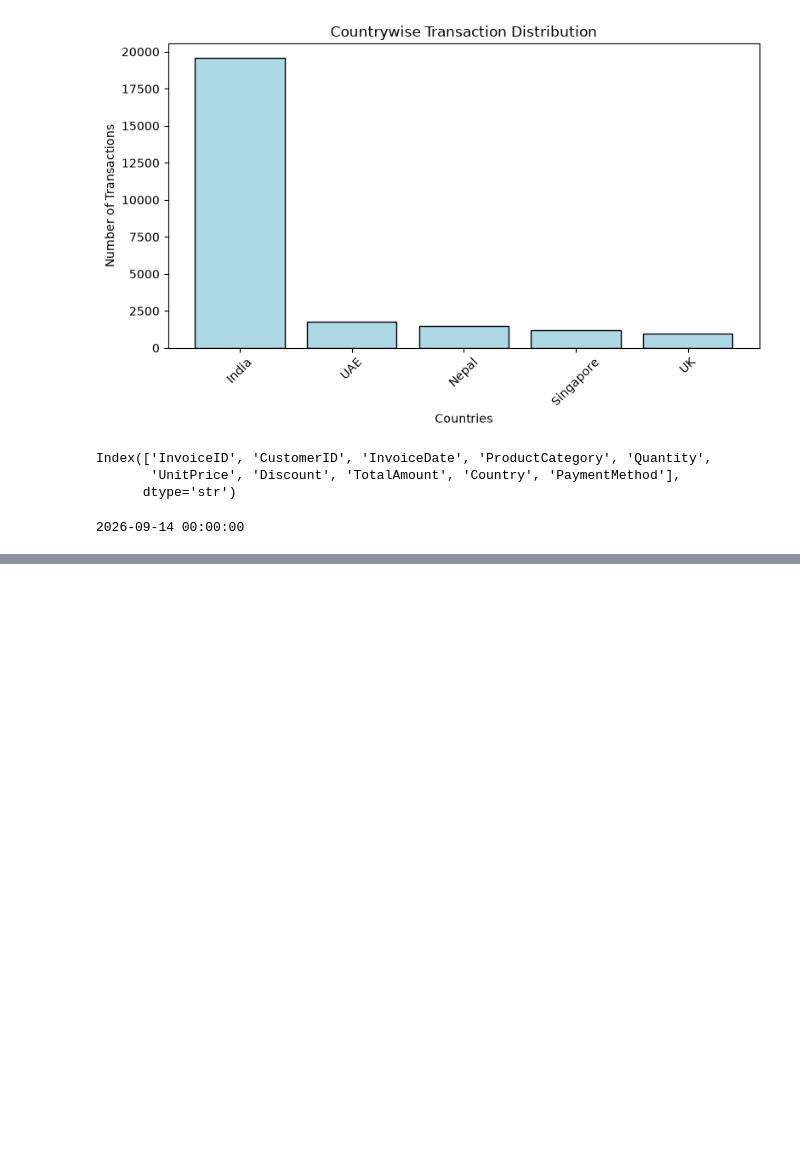
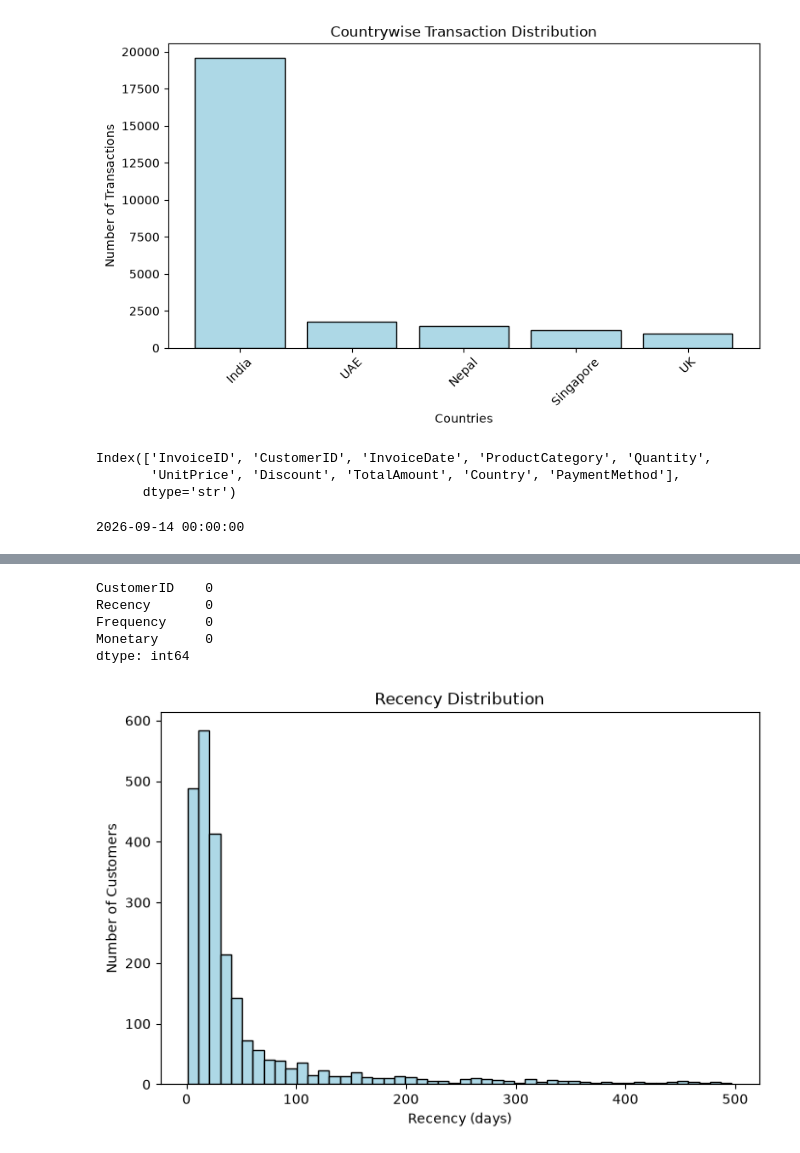
Before and after one commit to TheSangamX/customer-intelligence-segmentation, a Jupyter notebook: notebook/customer_segmentation.ipynb, the cells around one changed output, grey strips where cells are left out. Cells and saved outputs as stored; diff of their text form; code cells hidden in the pictures; blank space fills up the shorter version.

```diff
--- a/notebook/customer_segmentation.ipynb
+++ b/notebook/customer_segmentation.ipynb
@@ -249,0 +286,13 @@ print(df["InvoiceDate"].max())
+# %%
+monetary = (
+    df.groupby("CustomerID")["TotalAmount"] #Group by CustomerID and sum the TotalAmount for each customer
+      .sum()
+      .reset_index()
+)
+
+monetary.rename(
+    columns={"TotalAmount": "Monetary"},    # Rename the TotalAmount column to Monetary
+    inplace=True
+)
+
+print(monetary.head())
@@ -249,0 +306,10 @@ print(df["InvoiceDate"].max())
+# %%
+rfm = recency[["CustomerID", "Recency"]].merge(
+    frequency,
+    on="CustomerID"
+).merge(
+    monetary,
+    on="CustomerID"
+)
+
+print(rfm.head())
@@ -249,0 +339,21 @@ print(df["InvoiceDate"].max())
+# %%
+print(rfm.isnull().sum())
+# %% [output]
+CustomerID    0
+Recency       0
+Frequency     0
+Monetary      0
+dtype: int64
+# %%
+X = rfm[["Recency", "Frequency", "Monetary"]]
+# %%
+import matplotlib.pyplot as plt
+
+fig = plt.figure(figsize=(8, 5))
+hist = plt.hist(X["Recency"], bins=50, color='lightblue', edgecolor='black')
+xlabel = plt.xlabel("Recency (days)")
+ylabel = plt.ylabel("Number of Customers")
+title = plt.title("Recency Distribution")
+plt.show()
+# %% [output]
+[figure, added]
```
Also changed, not shown: parts of 48 cells of this notebook, 6 other files.
